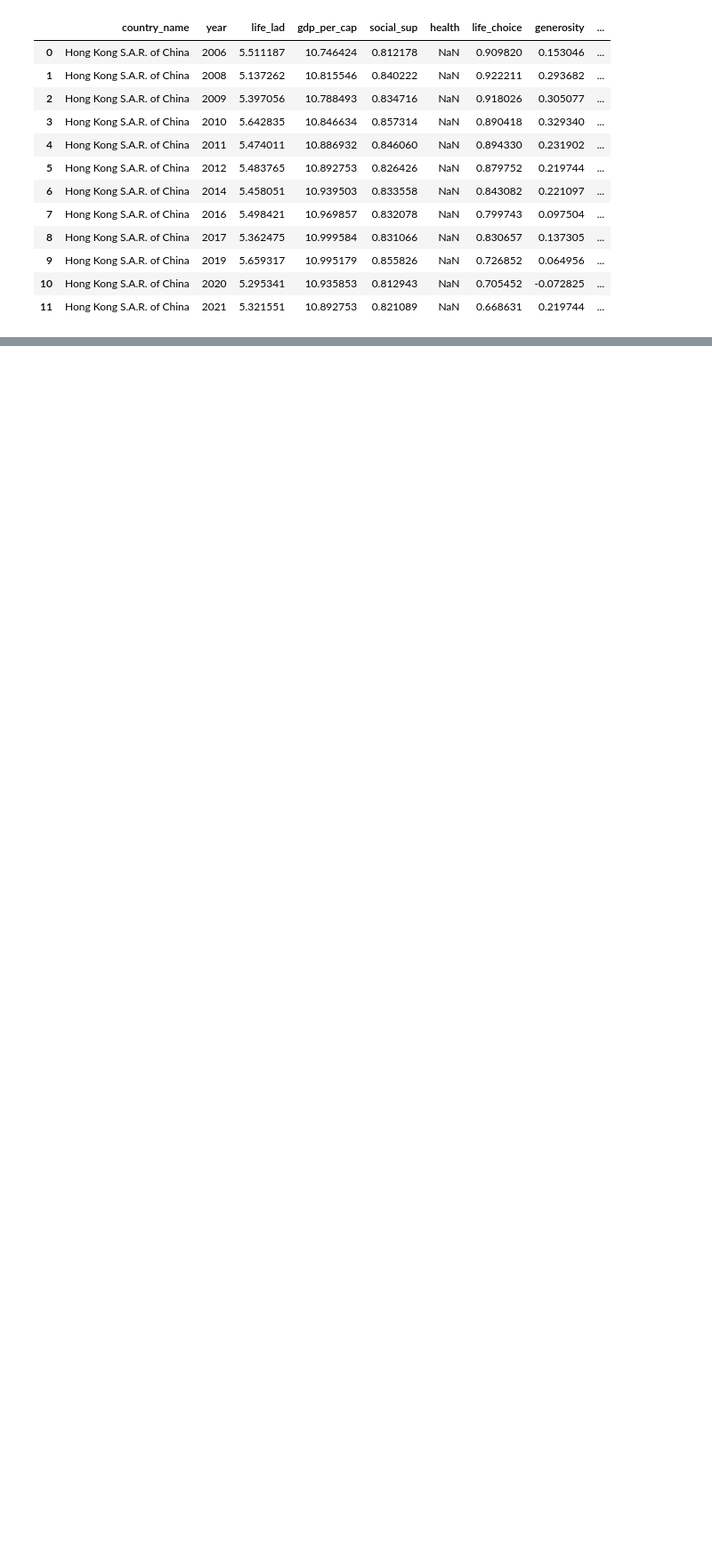
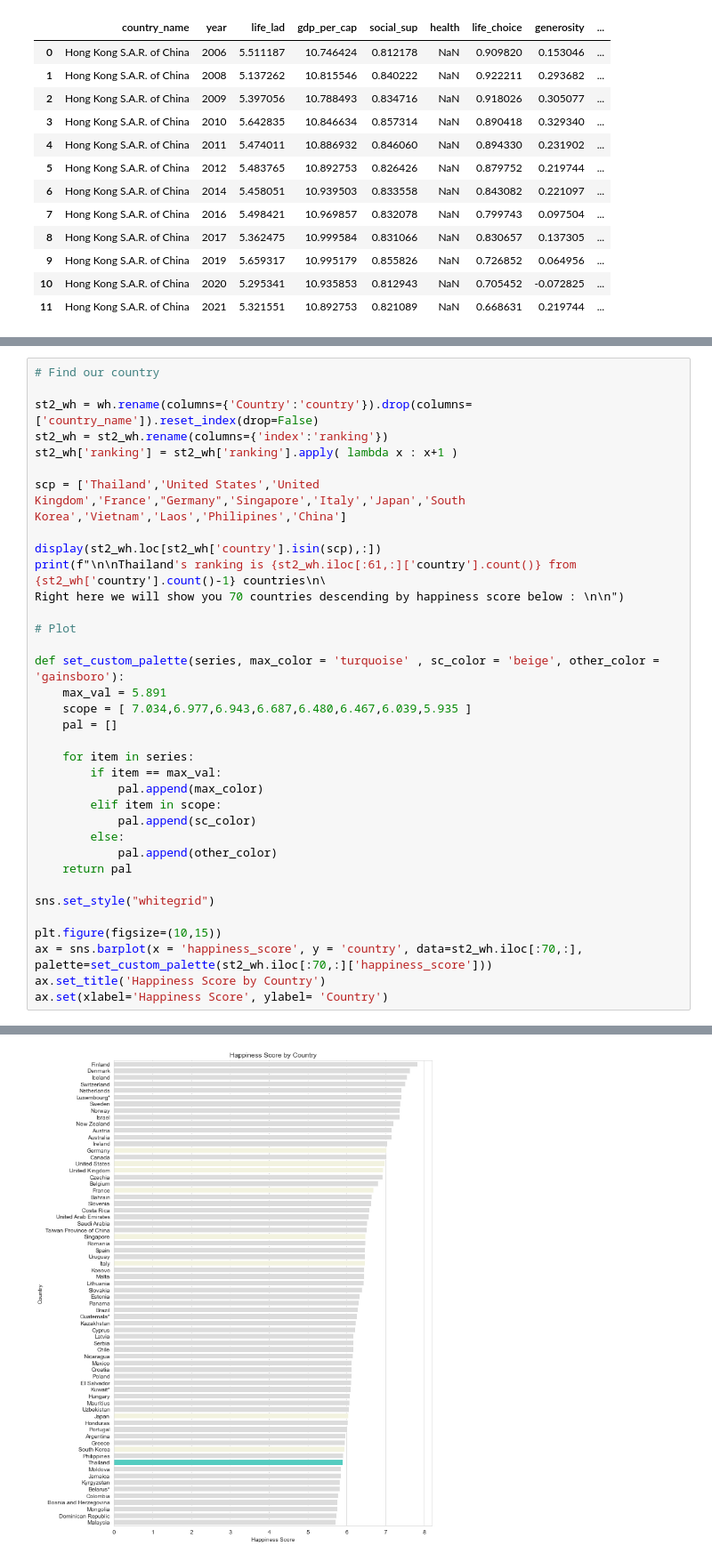
Before and after one commit to HikariJadeEmpire/TH_WLRD_Happiness_Project, a Jupyter notebook: WH_CodeSpace.ipynb, the cells around one changed output, grey strips where cells are left out. Shown at 89% size. Saved outputs shown, nothing was run; the diff lists cells and outputs as text; blank space fills up the shorter version.

```diff
--- a/WH_CodeSpace.ipynb
+++ b/WH_CodeSpace.ipynb
@@ -235,0 +283,36 @@ plt.bar( x=wh['life_lad'], height=wh['happiness_score'] )
+# %%
+# Find our country
+
+st2_wh = wh.rename(columns={'Country':'country'}).drop(columns=['country_name']).reset_index(drop=False)
+st2_wh = st2_wh.rename(columns={'index':'ranking'})
+st2_wh['ranking'] = st2_wh['ranking'].apply( lambda x : x+1 )
+
+scp = ['Thailand','United States','United Kingdom','France',"Germany",'Singapore','Italy','Japan','South Korea','Vietnam','Laos','Philipines','China']
+
+display(st2_wh.loc[st2_wh['country'].isin(scp),:])
+print(f"\n\nThailand's ranking is {st2_wh.iloc[:61,:]['country'].count()} from {st2_wh['country'].count()-1} countries\n\
+Right here we will show you 70 countries descending by happiness score below : \n\n")
+
+# Plot
+
+def set_custom_palette(series, max_color = 'turquoise' , sc_color = 'beige', other_color = 'gainsboro'):
+    max_val = 5.891
+    scope = [ 7.034,6.977,6.943,6.687,6.480,6.467,6.039,5.935 ]
+    pal = []
+
+    for item in series:
+        if item == max_val:
+            pal.append(max_color)
+        elif item in scope:
+            pal.append(sc_color)
+        else:
+            pal.append(other_color)
+    return pal
+
+sns.set_style("whitegrid")
+
+plt.figure(figsize=(10,15))
+ax = sns.barplot(x = 'happiness_score', y = 'country', data=st2_wh.iloc[:70,:], palette=set_custom_palette(st2_wh.iloc[:70,:]['happiness_score']))
+ax.set_title('Happiness Score by Country')
+ax.set(xlabel='Happiness Score', ylabel= 'Country')
+# %% [output]
@@ -235,0 +335 @@ plt.bar( x=wh['life_lad'], height=wh['happiness_score'] )
+[figure, added]
```
Also changed, not shown: parts of 15 cells of this notebook, 1 other file.
